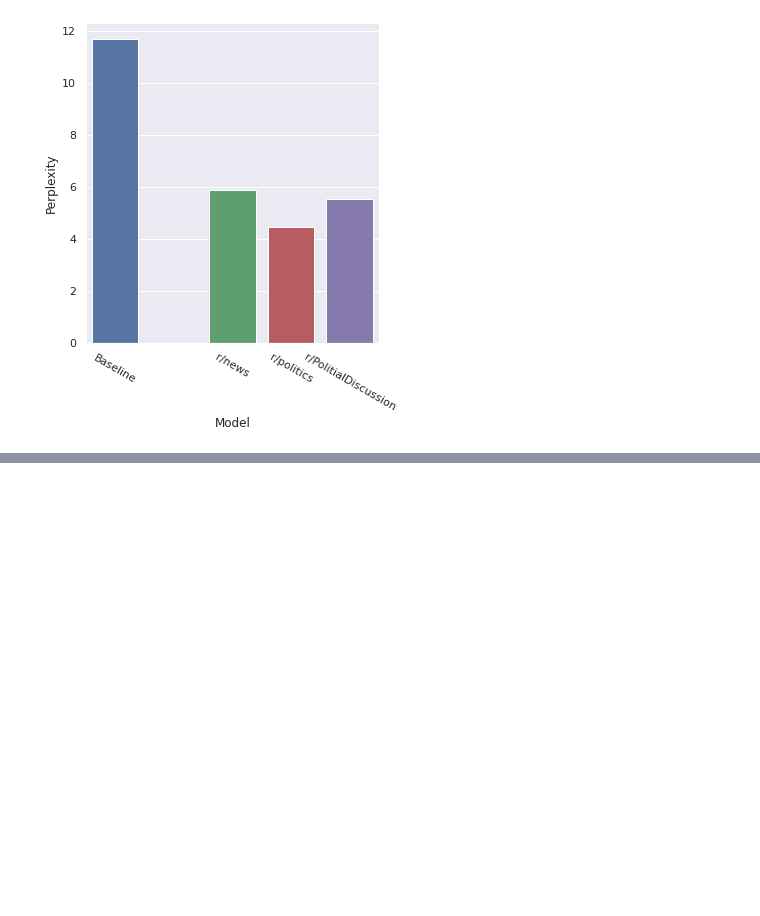
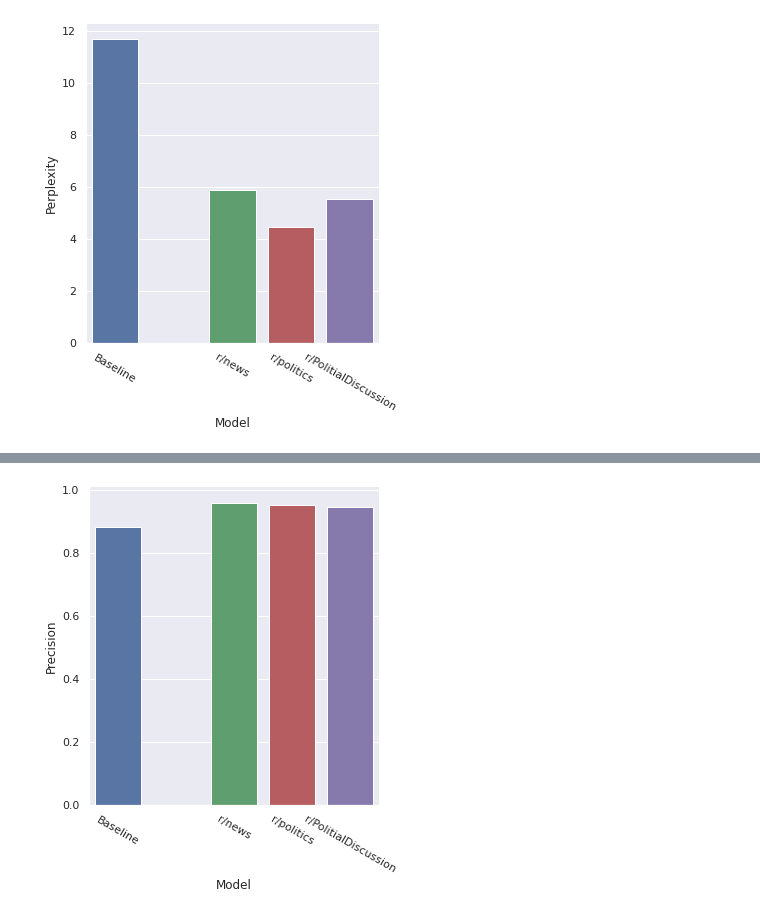
Before and after one commit to BonaventureR/nlp-project, a Jupyter notebook: notebooks/eval.ipynb, the cells around one changed output, grey strips where cells are left out. Cells and saved outputs as stored; diff of their text form; code cells hidden in the pictures; blank space fills up the shorter version.

```diff
--- a/notebooks/eval.ipynb
+++ b/notebooks/eval.ipynb
@@ -285,0 +315,3 @@ print("r/PoliticalDiscussion:", evaluate_precision(political_discussion_generate
+# %%
+precisions_df = pd.DataFrame([["Baseline", 0.8825503355704698], ["",0], ["r/news", 0.9599271402550091],["r/politics", 0.9532530120481928],["r/PolitialDiscussion", 0.9444967074317968]], columns=["Model", "Precision"])
+precisions_df
@@ -285,0 +325,6 @@ print("r/PoliticalDiscussion:", evaluate_precision(political_discussion_generate
+# %%
+plot = sns.catplot(x="Model", y="Precision", kind="bar", data=precisions_df)
+plot.set_xticklabels(rotation=-30)
+plot.savefig('precision.png', dpi=150)
+# %% [output]
+[figure, added]
```
Also changed, not shown: parts of 13 cells of this notebook, 2 other files.
